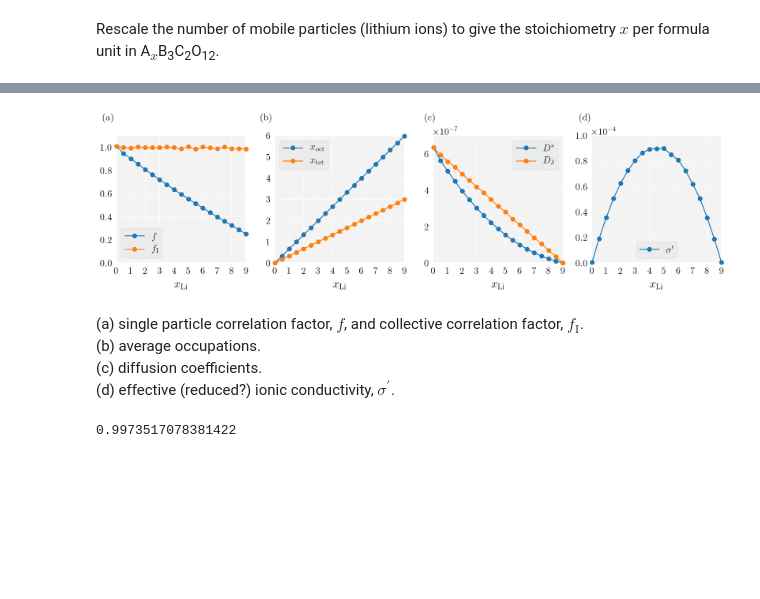
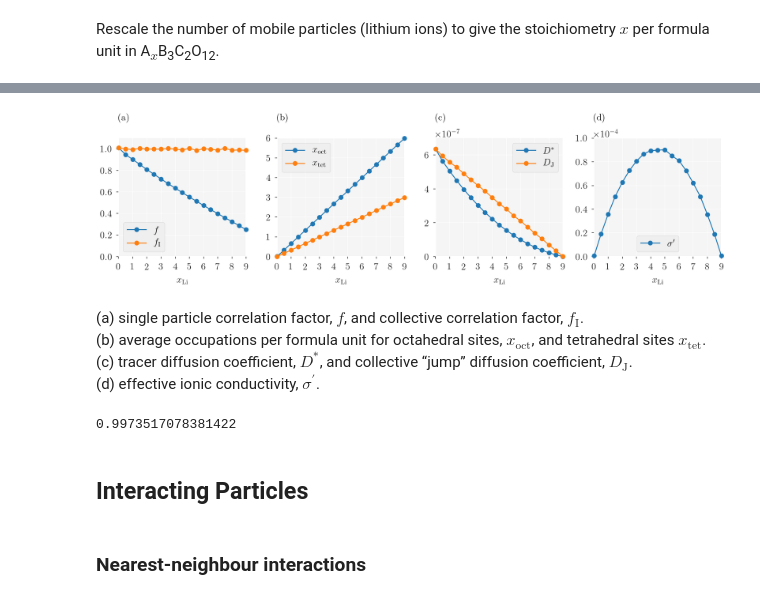
Before and after one commit to bjmorgan/garnet-lgmc-data, a Jupyter notebook: analysis/garnet_LGMC.ipynb, the cells around one changed output, grey strips where cells are left out. Saved outputs shown, nothing was run; the diff lists cells and outputs as text; code cells hidden in the pictures; blank space fills up the shorter version.

```diff
--- a/analysis/garnet_LGMC.ipynb
+++ b/analysis/garnet_LGMC.ipynb
@@ -99,0 +90,13 @@ def setup_figure( subplot ):
+# %%
+def my_plot( subplot, x, y, label=None, marker='o-', color=None ):
+    if color:
+        subplot.plot( x, y, marker, markeredgewidth=0.0, clip_on=False, label=label, color=color, linewidth=1.5 )
+    else:
+        subplot.plot( x, y, marker, markeredgewidth=0.0, clip_on=False, label=label )
+    subplot.set_xticks( range(10) )
+
+def setup_axes( ax, ylim, title='' ):
+    ax.set_xlabel(r'$x_\mathrm{Li}$')
+    ax.set_xlim([0,9.0])
+    ax.set_ylim(ylim)
+    ax.set_title(title, fontsize=fontsize, loc='left')
@@ -100,74 +110,55 @@ def setup_figure( subplot ):
 # %%
+# select data for non-interacting systems.
 df = data.loc[ ( data.E_nn == 0.0 ) & ( data.E_site == 0.0 ) ]
 
+# set up the subplots
 fig, axs = plt.subplots(1,4, figsize=(15, 4.5))
-
 correlation_plot = axs[0]
 occupation_plot = axs[1]
 diffusion_plot = axs[2]
 conductivity_plot = axs[3]
-
 for ax in [ correlation_plot, occupation_plot, diffusion_plot, conductivity_plot ]:
-    setup_figure( ax )
-    ax.spines['top'].set_visible(False)
-    ax.spines['bottom'].set_visible(False)
-    ax.spines['left'].set_visible(False)
-    ax.spines['right'].set_visible(False)
+    for s in [ 'top', 'bottom', 'left', 'right' ]:
+        ax.spines[s].set_visible(False)
     ax.tick_params(labelsize=fontsize)
 
 # Plot single particle correlation and collective correlation factors.
 ax = correlation_plot
 my_plot( ax, df.n_Li, df.f, label=r'$f$' )
 my_plot( ax, df.n_Li, df.f_I, label=r'$f_\mathrm{I}$' )
-ax.set_xlabel(r'$x_\mathrm{Li}$')
-ax.set_xlim([0,9.0])
-ax.set_ylim([0.0,1.1])
+setup_axes( ax, [0.0, 1.1], title='(a)' )
 ax.legend()
 
 # Plot average occupation of octahedral and tetrahedral sites.
 ax = occupation_plot
 my_plot( ax, df.n_Li, df.n_oct, label=r'$x_\mathrm{oct}$' )
 my_plot( ax, df.n_Li, df.n_tet, label=r'$x_\mathrm{tet}$' )
-ax.set_xlabel(r'$x_\mathrm{Li}$')
-ax.set_xlim([0,9.0])
-ax.set_ylim([0,6])
-# ax.set_yticks([0,100,200,300,384])
+setup_axes( ax, [0.0, 6.0], title='(b)' )
 ax.legend()
 
 # Plot the collective and tracer diffusion coefficients.
 ax = diffusion_plot
 my_plot( ax, df.n_Li, df.D_t,    label=r'$D^*$' )
 my_plot( ax, df.n_Li, df.D_coll, label=r'$D_\mathrm{J}$' )
-ax.set_xlabel(r'$x_\mathrm{Li}$')
-ax.set_xlim([0,9.0])
-ax.set_ylim([0,7e-7])
+setup_axes( ax, [0, 7e-7], title='(c)' )
 ax.legend()
 
 # Plot the reduced ionic conductivity.
 ax = conductivity_plot
 my_plot( ax, df.n_Li, df.sigma_eff, label=r'$\sigma^\prime$' )
-ax.set_xlabel(r'$x_\mathrm{Li}$')
-ax.set_xlim([0,9.0])
-ax.set_ylim([0,1e-4])
+setup_axes( ax, [0.0, 1e-4], title='(d)' )
 ax.legend(loc='lower center')
 ax.ticklabel_format(style='sci', axis='x', scilimits=(0,0) )
 
-# Add labels for each panel.
-fig.text(0.02,0.94,'(a)')
-fig.text(0.265,0.94,'(b)')
-fig.text(0.52,0.94,'(c)')
-fig.text(0.76,0.94,'(d)')
-
 plt.tight_layout()
-plt.subplots_adjust(top=0.86)
 
 # Save as PDF.
 fig.savefig(filename = '../figures/non-interacting_data.pdf' )
 # %% [output]
-[figure, old version]
+[figure, new version]
 # %% [markdown]
 (a) single particle correlation factor, $f$, and collective correlation factor, $f_\mathrm{I}$.
-(b) average occupations.
-(c) diffusion coefficients.
-(d) effective (reduced?) ionic conductivity, $\sigma^\prime$.
+(b) average occupations per formula unit for octahedral sites, $x_\mathrm{oct}$, and tetrahedral sites $x_\mathrm{tet}$.
+(c) tracer diffusion coefficient, $D^*$, and collective &ldquo;jump&rdquo; diffusion coefficient, $D_\mathrm{J}$.
+(d) effective ionic conductivity, $\sigma^\prime$.
 # %%
@@ -175,3 +166,7 @@ fig.savefig(filename = '../figures/non-interacting_data.pdf' )
 stats.linregress( df.n_Li/9, df.f ).rvalue**2
 # %% [output]
 0.9973517078381422
+# %% [markdown]
+## Interacting Particles
+# %% [markdown]
+### Nearest-neighbour interactions
```
Also changed, not shown: parts of 15 cells of this notebook, 3 other files.
